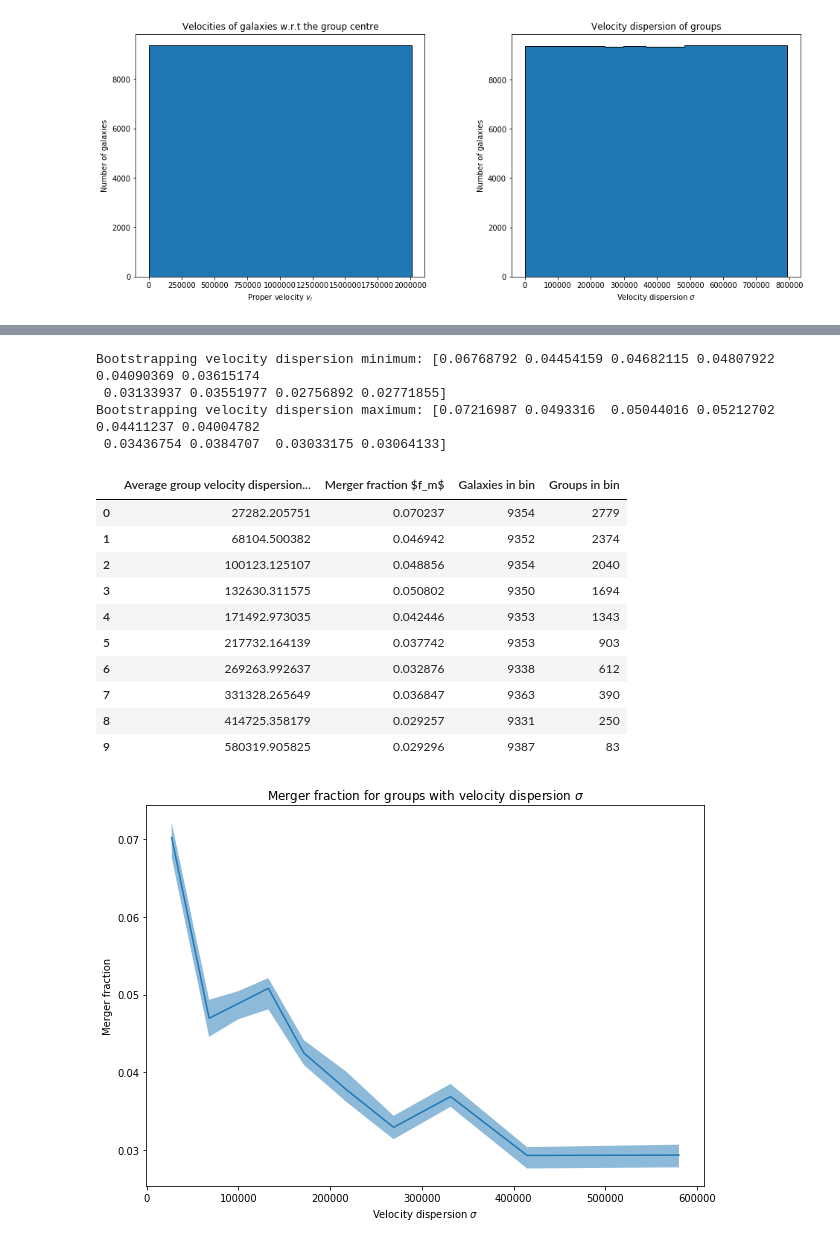
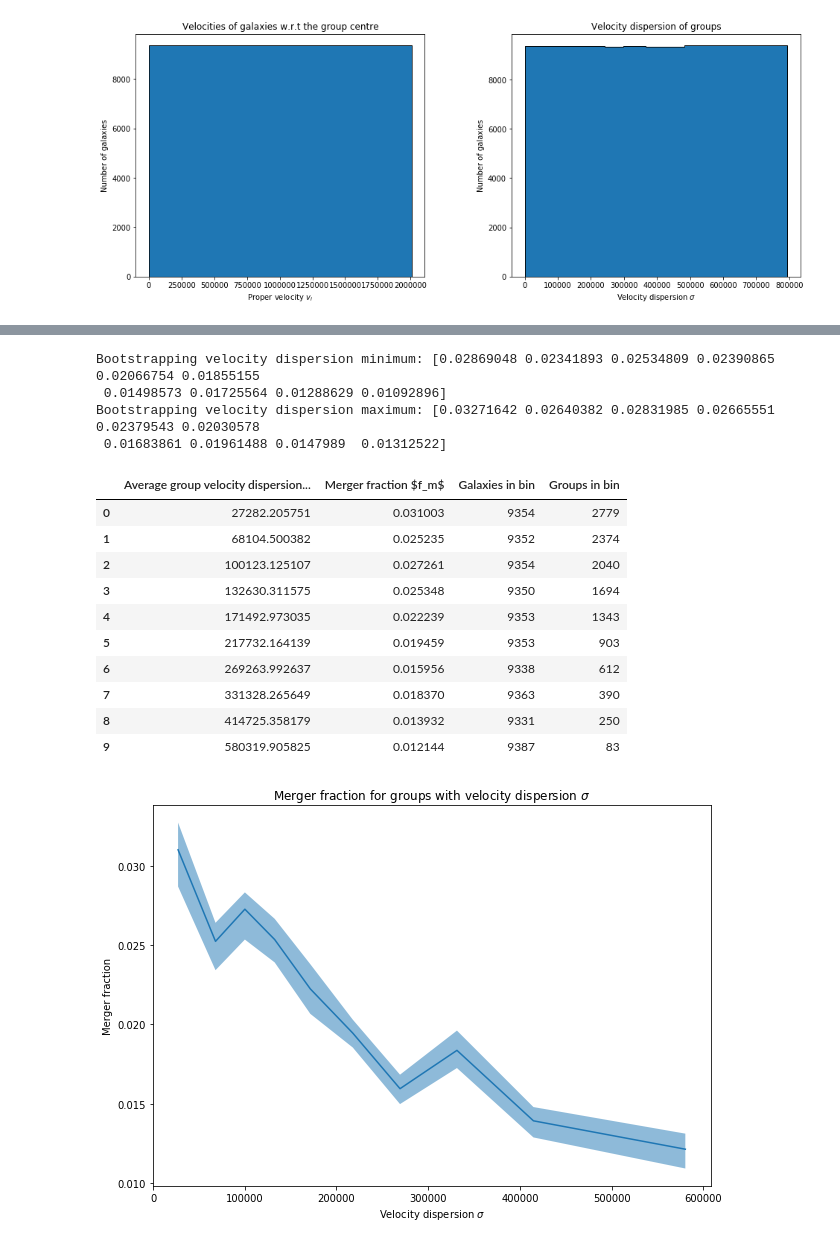
Before and after one commit to tplews98/MPhys_Project, a Jupyter notebook: Hilary work/HT_Week1_VolumeLimited_OriginalGroups.ipynb, the cells around one changed output, grey strips where cells are left out. Cells and saved outputs as stored; diff of their text form; code cells hidden in the pictures.

Commit message:
Volume limited sample - Original group sizes

```diff
--- a/Hilary work/HT_Week1_VolumeLimited_OriginalGroups.ipynb
+++ b/Hilary work/HT_Week1_VolumeLimited_OriginalGroups.ipynb
@@ -904,7 +904,7 @@ def merger_fraction_velocity_bootstrapping(data, velocity_bins, iterations, boot
     containing every merger fraction calculated."""
 
     # Resample table with only the data needed to speed up processing
-    data = data[["v_i", "Merger_classifications"]].copy()
+    data = data[["v_i", "Merger_classifications", "volume_limited_sample"]].copy()
 
     # Calculate number of points for plotting
     number_of_points = len(velocity_bins) - 1
@@ -922,7 +922,7 @@ def merger_fraction_velocity_bootstrapping(data, velocity_bins, iterations, boot
 
         # Bin data by velocities, with the bin sizes specified
         allbinned, bin_edges = np.histogram(data_sampled["v_i"], bins=velocity_bins)
-        mergersbinned, bin_edges = np.histogram(data_sampled[data_sampled["Merger_classifications"] > 0]["v_i"], bins=velocity_bins)
+        mergersbinned, bin_edges = np.histogram(data_sampled[(data_sampled["volume_limited_sample"] == 1) & (data_sampled["Merger_classifications"] > 0)]["v_i"], bins=velocity_bins)
 
         allbinned = allbinned.astype(float)
         mergersbinned = mergersbinned.astype(float)
@@ -950,11 +950,11 @@ def merger_fraction_velocity_binning(data, velocity_bins):
     of galaxies in each bin."""
 
     # Resample table with only the data needed
-    data = data[["v_i", "Merger_classifications"]]
+    data = data[["v_i", "Merger_classifications", "volume_limited_sample"]]
 
     # Bin data by velocity, with the bin sizes specified
     allbinned, bin_edges = np.histogram(data["v_i"], bins=velocity_bins)
-    mergersbinned, bin_edges = np.histogram(data[data["Merger_classifications"] > 0]["v_i"], bins=velocity_bins)
+    mergersbinned, bin_edges = np.histogram(data[(data["volume_limited_sample"] == 1) & (data["Merger_classifications"] > 0)]["v_i"], bins=velocity_bins)
 
     # Calculate the average velocity in each bin for plotting data
     bin_centres=[]
@@ -1010,7 +1010,7 @@ def merger_fraction_velocity_bootstrapping(data, velocity_bins, iterations, boot
     containing every merger fraction calculated."""
 
     # Resample table with only the data needed to speed up processing
-    data = data[["velocity_dispersion", "Merger_classifications"]].copy()
+    data = data[["velocity_dispersion", "Merger_classifications", "volume_limited_sample"]].copy()
 
     # Calculate number of points for plotting
     number_of_points = len(velocity_bins) - 1
@@ -1028,7 +1028,7 @@ def merger_fraction_velocity_bootstrapping(data, velocity_bins, iterations, boot
 
         # Bin data by velocity dispersion, with the bin sizes specified
         allbinned, bin_edges = np.histogram(data_sampled["velocity_dispersion"], bins=velocity_bins)
-        mergersbinned, bin_edges = np.histogram(data_sampled[data_sampled["Merger_classifications"] > 0]["velocity_dispersion"], bins=velocity_bins)
+        mergersbinned, bin_edges = np.histogram(data_sampled[(data_sampled["volume_limited_sample"] == 1) & (data_sampled["Merger_classifications"] > 0)]["velocity_dispersion"], bins=velocity_bins)
 
         allbinned = allbinned.astype(float)
         mergersbinned = mergersbinned.astype(float)
@@ -1055,7 +1055,7 @@ def merger_fraction_velocity_dispersion_binning(data, velocity_bins):
     of galaxies and groups in each bin."""
 
     # Resample table with only the data needed
-    data = data[["velocity_dispersion", "Merger_classifications", "group id"]].copy()
+    data = data[["velocity_dispersion", "Merger_classifications", "group id", "volume_limited_sample"]].copy()
 
     # Create subset with only one representative per group
     groups_unique = data.drop_duplicates(subset=["group id"], keep="first")
@@ -1064,51 +1064,51 @@ def merger_fraction_velocity_dispersion_binning(data, velocity_bins):
     allbinned, bin_edges = np.histogram(data["velocity_dispersion"], bins=velocity_bins)
     groups_unique_binned, bin_edges = np.histogram(groups_unique["velocity_dispersion"], bins=velocity_bins)
     groupsbinned, bin_edges = np.histogram(data["velocity_dispersion"], bins=velocity_bins)
-    mergersbinned, bin_edges = np.histogram(data[data["Merger_classifications"] > 0]["velocity_dispersion"], bins=velocity_bins)
+    mergersbinned, bin_edges = np.histogram(data[(data["volume_limited_sample"] == 1) & (data["Merger_classifications"] > 0)]["velocity_dispersion"], bins=velocity_bins)
 
     # Calculate the average velocity dispersion in each bin for plotting data
     bin_centres=[]
     for i in range(len(bin_edges) - 1):
         bin_centres.append(data[(data["velocity_dispersion"] >= bin_edges[i]) & (data["velocity_dispersion"] < bin_edges[i + 1])]["velocity_dispersion"].mean())
 
     allbinned = allbinned.astype(float)
     mergersbinned = mergersbinned.astype(float)
 
     # Find merger fraction
     merger_fraction_group = mergersbinned / allbinned
 
     return merger_fraction_group, bin_centres, allbinned.astype(int), groups_unique_binned.astype(int)
 
 # Call function with all_data and calculated velocity dispersion bins
 merger_fraction_velocity_dispersion, velocity_dispersion_bin_centres, galaxies_in_bin, groups_in_bin = merger_fraction_velocity_dispersion_binning(velocity_data_pandas, velocity_dispersion_equal_bins)
 
 # Create dataframe of average group size, merger fraction and gaalxies in each bin and display it
 merger_fraction_velocity_dispersion_info = list(zip(velocity_dispersion_bin_centres, merger_fraction_velocity_dispersion, galaxies_in_bin, groups_in_bin))
 display(pd.DataFrame(merger_fraction_velocity_dispersion_info, columns=["Average group velocity dispersion in bin", "Merger fraction $f_m$", "Galaxies in bin", "Groups in bin"]))
 
 # Plot a line plot of merger fraction with the minimum and maximum from bootstrapping filled in
 plt.figure(figsize=(10,7))
 plt.plot(velocity_dispersion_bin_centres, merger_fraction_velocity_dispersion)
 plt.fill_between(velocity_dispersion_bin_centres, merger_fraction_velocity_dispersion_bootstrapped_min, merger_fraction_velocity_dispersion_bootstrapped_max, alpha=0.5)
 #plt.xscale("log")
 plt.xlabel("Velocity dispersion $\sigma$")
 plt.ylabel("Merger fraction")
 plt.title("Merger fraction for groups with velocity dispersion $\sigma$")
 plt.show()
 # %% [output]
-Bootstrapping velocity dispersion minimum: [0.06768792 0.04454159 0.04682115 0.04807922 0.04090369 0.03615174
- 0.03133937 0.03551977 0.02756892 0.02771855]
-Bootstrapping velocity dispersion maximum: [0.07216987 0.0493316  0.05044016 0.05212702 0.04411237 0.04004782
- 0.03436754 0.0384707  0.03033175 0.03064133]
+Bootstrapping velocity dispersion minimum: [0.02869048 0.02341893 0.02534809 0.02390865 0.02066754 0.01855155
+ 0.01498573 0.01725564 0.01288629 0.01092896]
+Bootstrapping velocity dispersion maximum: [0.03271642 0.02640382 0.02831985 0.02665551 0.02379543 0.02030578
+ 0.01683861 0.01961488 0.0147989  0.01312522]
 |  | Average group velocity dispersion... | Merger fraction $f_m$ | Galaxies in bin | Groups in bin |
-| 0 | 27282.205751 | 0.070237 | 9354 | 2779 |
-| 1 | 68104.500382 | 0.046942 | 9352 | 2374 |
-| 2 | 100123.125107 | 0.048856 | 9354 | 2040 |
-| 3 | 132630.311575 | 0.050802 | 9350 | 1694 |
-| 4 | 171492.973035 | 0.042446 | 9353 | 1343 |
-| 5 | 217732.164139 | 0.037742 | 9353 | 903 |
-| 6 | 269263.992637 | 0.032876 | 9338 | 612 |
-| 7 | 331328.265649 | 0.036847 | 9363 | 390 |
-| 8 | 414725.358179 | 0.029257 | 9331 | 250 |
-| 9 | 580319.905825 | 0.029296 | 9387 | 83 |
+| 0 | 27282.205751 | 0.031003 | 9354 | 2779 |
+| 1 | 68104.500382 | 0.025235 | 9352 | 2374 |
+| 2 | 100123.125107 | 0.027261 | 9354 | 2040 |
+| 3 | 132630.311575 | 0.025348 | 9350 | 1694 |
+| 4 | 171492.973035 | 0.022239 | 9353 | 1343 |
+| 5 | 217732.164139 | 0.019459 | 9353 | 903 |
+| 6 | 269263.992637 | 0.015956 | 9338 | 612 |
+| 7 | 331328.265649 | 0.018370 | 9363 | 390 |
+| 8 | 414725.358179 | 0.013932 | 9331 | 250 |
+| 9 | 580319.905825 | 0.012144 | 9387 | 83 |
-[figure, old version]
+[figure, new version]
```
Also changed, not shown: parts of 3 cells of this notebook.
